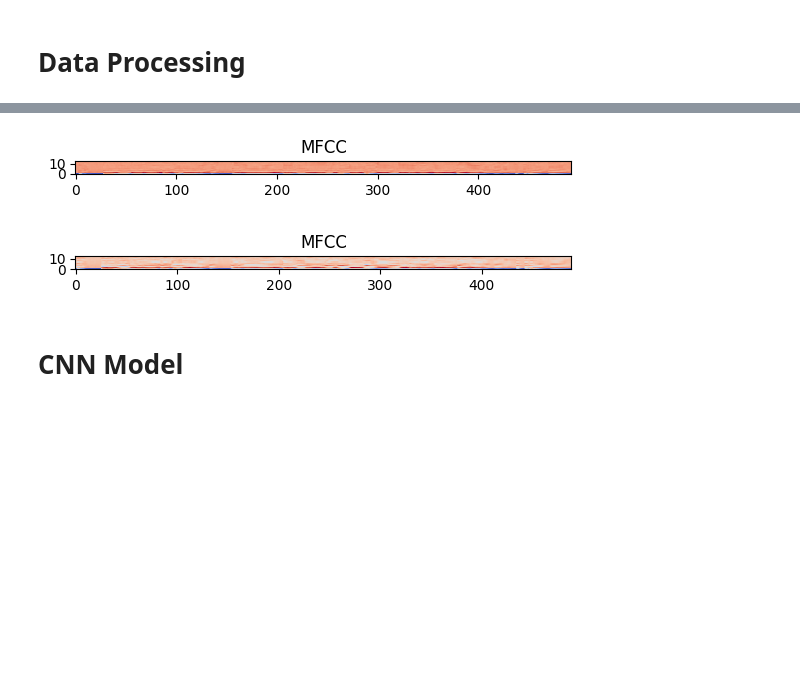
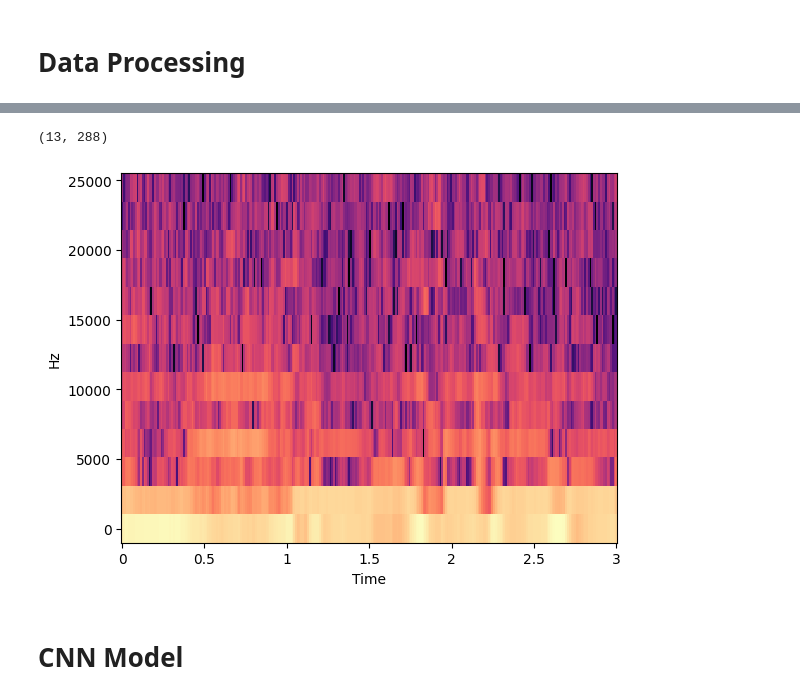
Before and after one commit to ria-upreti/APS360-project, a Jupyter notebook: CNN_Model.ipynb, the cells around one changed output, grey strips where cells are left out. Cells and saved outputs as stored; diff of their text form; code cells hidden in the pictures; blank space fills up the shorter version.

```diff
--- a/CNN_Model.ipynb
+++ b/CNN_Model.ipynb
@@ -199,31 +156,45 @@ print(MFCC[30])
-# %%
-import matplotlib.pyplot as plt
-import numpy as np
-from matplotlib import cm
-
-TEST_INDEX = 80
-
-fig, ax = plt.subplots()
-cax = ax.imshow(MFCC[TEST_INDEX], interpolation='nearest', cmap=cm.coolwarm, origin='lower')
-ax.set_title('MFCC')
-
-plt.show()
-# %% [output]
-[figure, removed]
-# %%
-import torchaudio
-
-mfcc_transform = torchaudio.transforms.MFCC(
-        sample_rate=train_sr[TEST_INDEX],
-        n_mfcc=n_mfcc,
-        melkwargs={"n_fft": samples, "hop_length": hop_length, "n_mels": 128, "center": False},
-)
-
-signal = mfcc_transform(torch.tensor(train_audio[TEST_INDEX], dtype=torch.float32))
-fig, ax = plt.subplots()
-cax = ax.imshow(signal, interpolation='nearest', cmap=cm.coolwarm, origin='lower')
-ax.set_title('MFCC')
-
-plt.show()
-# %% [output]
-[figure, removed]
+# %%
+# Preprocessing audio
+
+def process_batch(audio_data, sample_rates, batch_size):
+  audio_processed = []
+
+  for i in range(batch_size):
+    # Resample
+    audio_resampled = librosa.resample(audio_data[i], orig_sr = sample_rates[i], target_sr = SAMPLE_RATE)
+
+    # Trimming decibels
+    audio_trimmed, _ = librosa.effects.trim(audio_resampled, top_db=25)
+
+    # if audio too long trim down length (sr = 49000, so 3 sec)
+    if len(audio_trimmed) > 147000:
+      audio_trimmed = audio_trimmed[:147000]
+
+    # if audio too short, add padding
+    elif len(audio_trimmed) < 147000:
+      padding = 147000 - len(audio_trimmed)
+      audio_trimmed = np.pad(audio_trimmed, (0, padding), mode='constant')
+
+    # Calculate MFCCs for the trimmed audio
+    audio_trimmed = librosa.feature.mfcc(y = np.abs(audio_trimmed), sr=SAMPLE_RATE, n_fft=N_FFT, hop_length=HOP_LENGTH, n_mfcc=N_MFCC)
+
+    # Add to processed array
+    audio_processed.append(audio_trimmed)
+
+  return audio_processed
+# %%
+import matplotlib.pyplot as plt
+import numpy as np
+from matplotlib import cm
+
+TEST_INDEX = 1
+
+MFCC_data = process_batch(train_audio, train_sr, TRAIN_BATCH)
+
+D = librosa.amplitude_to_db(np.abs(MFCC_data[TEST_INDEX]), ref=np.max)
+img = librosa.display.specshow(D, y_axis='linear', x_axis='time', sr=SAMPLE_RATE)
+
+print(MFCC_data[TEST_INDEX].shape)
+# %% [output]
+(13, 288)
+[figure, added]
```
Also changed, not shown: parts of 23 cells of this notebook.
